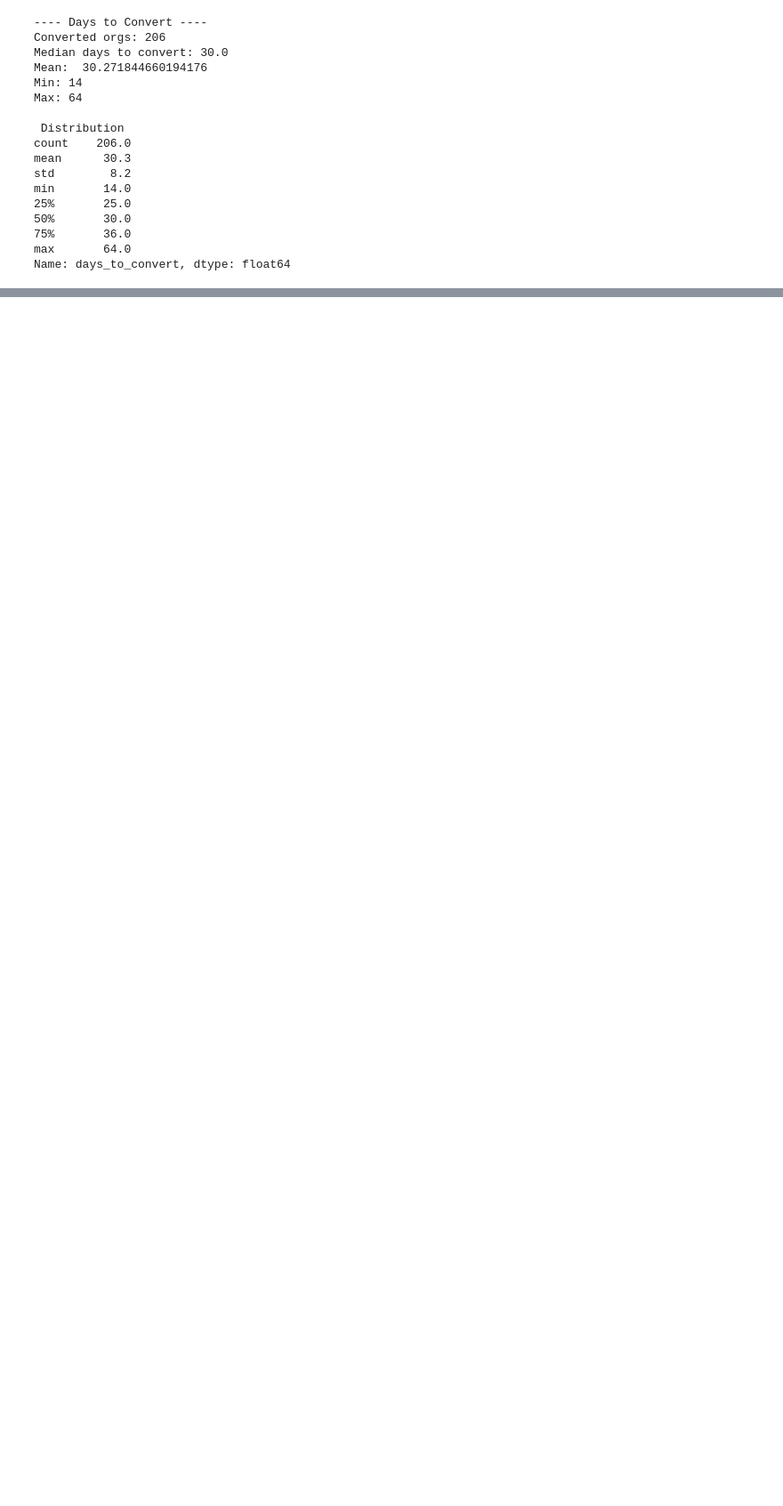
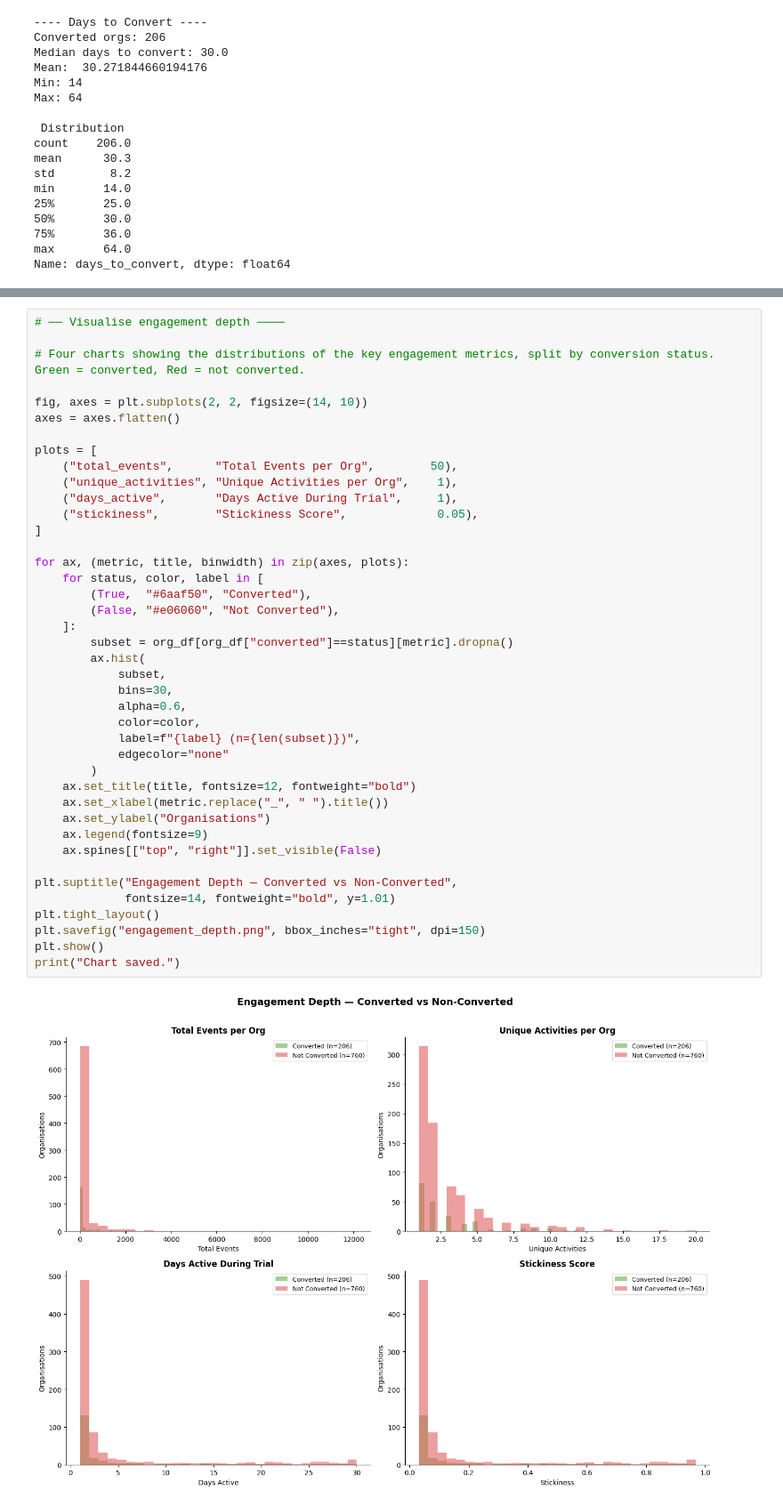
Before and after one commit to data-by-kaka/trial-conversion-analysis, a Jupyter notebook: Notebooks/02_Task.ipynb, the cells around one changed output, grey strips where cells are left out. Shown at 89% size. Drawn from its saved outputs; the diff is of its cells as text; blank space fills up the shorter version.

```diff
--- a/Notebooks/02_Task.ipynb
+++ b/Notebooks/02_Task.ipynb
@@ -229,0 +678,43 @@ Name: days_to_convert, dtype: float64
+# %%
+# ── Visualise engagement depth ────
+
+# Four charts showing the distributions of the key engagement metrics, split by conversion status. Green = converted, Red = not converted.
+
+fig, axes = plt.subplots(2, 2, figsize=(14, 10))
+axes = axes.flatten()
+
+plots = [
+    ("total_events",      "Total Events per Org",        50),
+    ("unique_activities", "Unique Activities per Org",    1),
+    ("days_active",       "Days Active During Trial",     1),
+    ("stickiness",        "Stickiness Score",             0.05),
+]
+
+for ax, (metric, title, binwidth) in zip(axes, plots):
+    for status, color, label in [
+        (True,  "#6aaf50", "Converted"),
+        (False, "#e06060", "Not Converted"),
+    ]:
+        subset = org_df[org_df["converted"]==status][metric].dropna()
+        ax.hist(
+            subset,
+            bins=30,
+            alpha=0.6,
+            color=color,
+            label=f"{label} (n={len(subset)})",
+            edgecolor="none"
+        )
+    ax.set_title(title, fontsize=12, fontweight="bold")
+    ax.set_xlabel(metric.replace("_", " ").title())
+    ax.set_ylabel("Organisations")
+    ax.legend(fontsize=9)
+    ax.spines[["top", "right"]].set_visible(False)
+
+plt.suptitle("Engagement Depth — Converted vs Non-Converted",
+             fontsize=14, fontweight="bold", y=1.01)
+plt.tight_layout()
+plt.savefig("engagement_depth.png", bbox_inches="tight", dpi=150)
+plt.show()
+print("Chart saved.")
+# %% [output]
+[figure, added]
```
Also changed, not shown: parts of 16 cells of this notebook, 5 other files.
